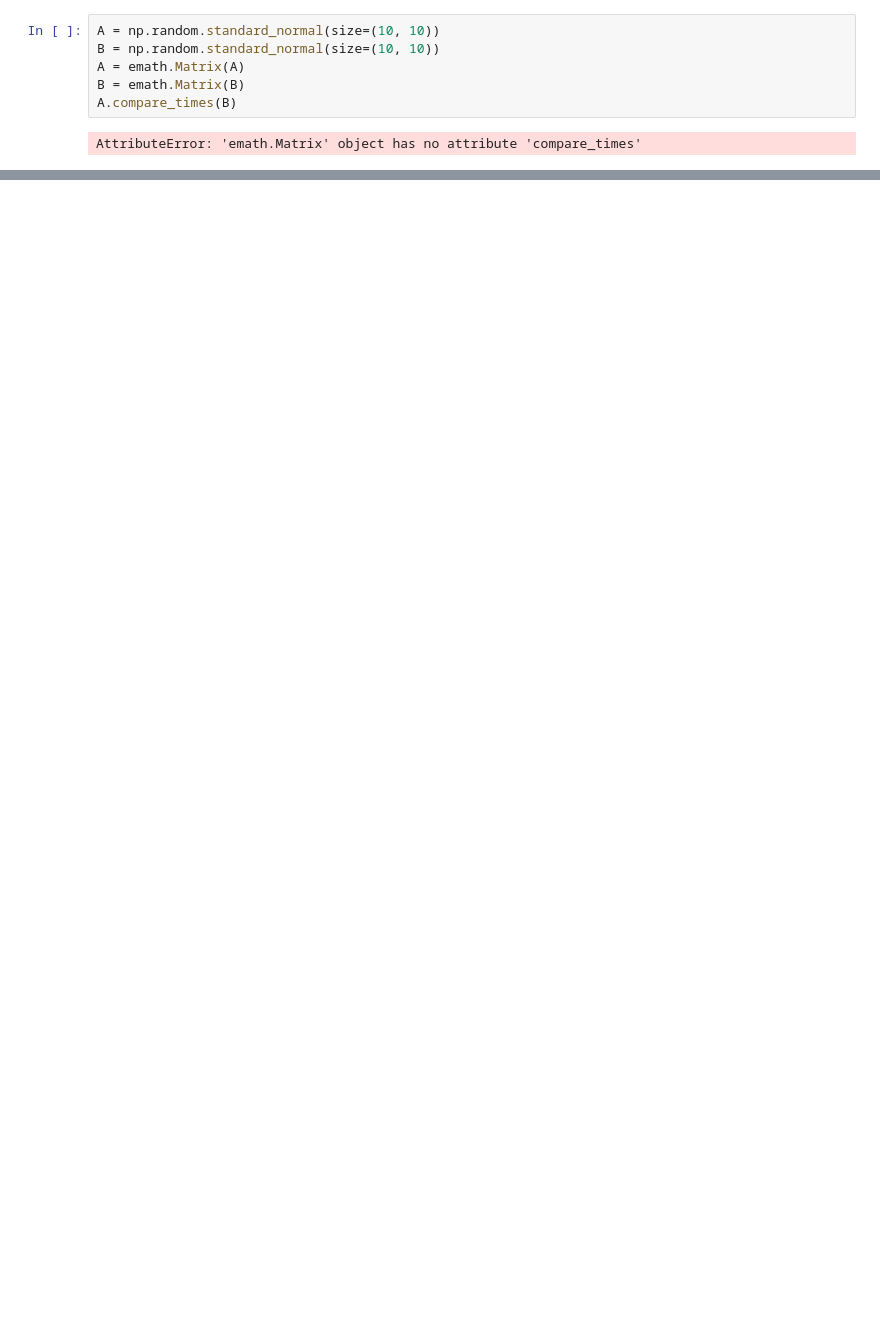
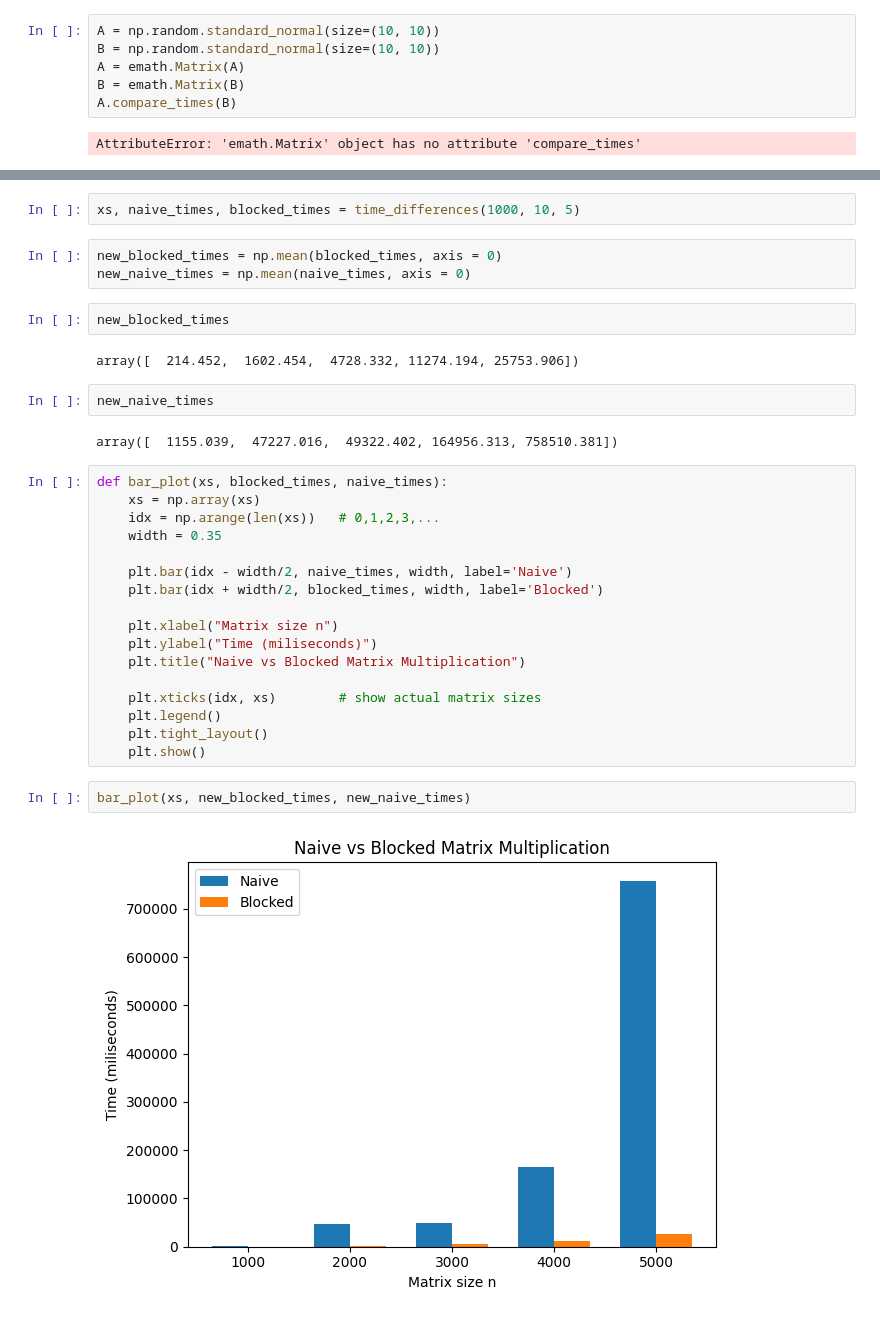
Before and after one commit to ehersch/EH-BLAS, a Jupyter notebook: evaluation/analyze_results.ipynb, the cells around one changed output, grey strips where cells are left out. Drawn from its saved outputs; the diff is of its cells as text; blank space fills up the shorter version.

```diff
--- a/evaluation/analyze_results.ipynb
+++ b/evaluation/analyze_results.ipynb
@@ -113,0 +169,34 @@ plot_complexity(xs, new_fast_times, new_naive_times)
+# %%
+xs, naive_times, blocked_times = time_differences(1000, 10, 5)
+# %%
+new_blocked_times = np.mean(blocked_times, axis = 0)
+new_naive_times = np.mean(naive_times, axis = 0)
+# %%
+new_blocked_times
+# %% [output]
+array([  214.452,  1602.454,  4728.332, 11274.194, 25753.906])
+# %%
+new_naive_times
+# %% [output]
+array([  1155.039,  47227.016,  49322.402, 164956.313, 758510.381])
+# %%
+def bar_plot(xs, blocked_times, naive_times):
+    xs = np.array(xs)
+    idx = np.arange(len(xs))   # 0,1,2,3,...
+    width = 0.35
+
+    plt.bar(idx - width/2, naive_times, width, label='Naive')
+    plt.bar(idx + width/2, blocked_times, width, label='Blocked')
+
+    plt.xlabel("Matrix size n")
+    plt.ylabel("Time (miliseconds)")
+    plt.title("Naive vs Blocked Matrix Multiplication")
+
+    plt.xticks(idx, xs)        # show actual matrix sizes
+    plt.legend()
+    plt.tight_layout()
+    plt.show()
+# %%
+bar_plot(xs, new_blocked_times, new_naive_times)
+# %% [output]
+[figure, added]
```
Also changed, not shown: parts of 14 cells of this notebook.
